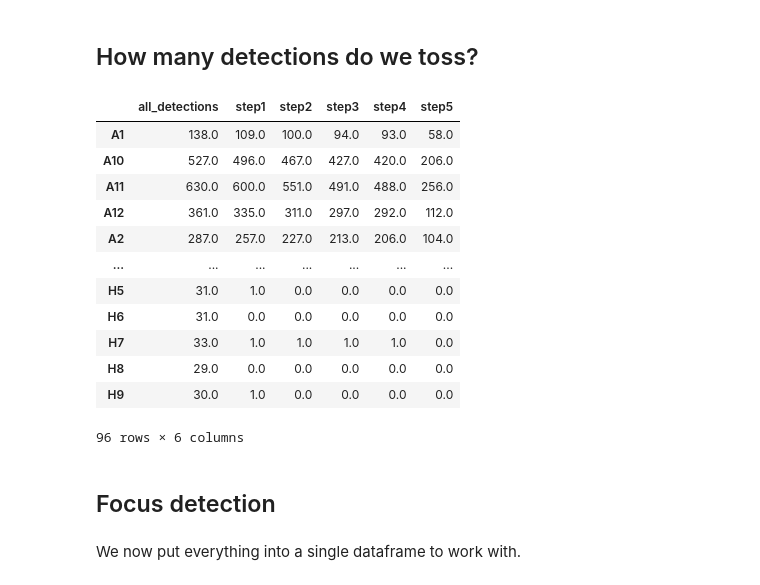
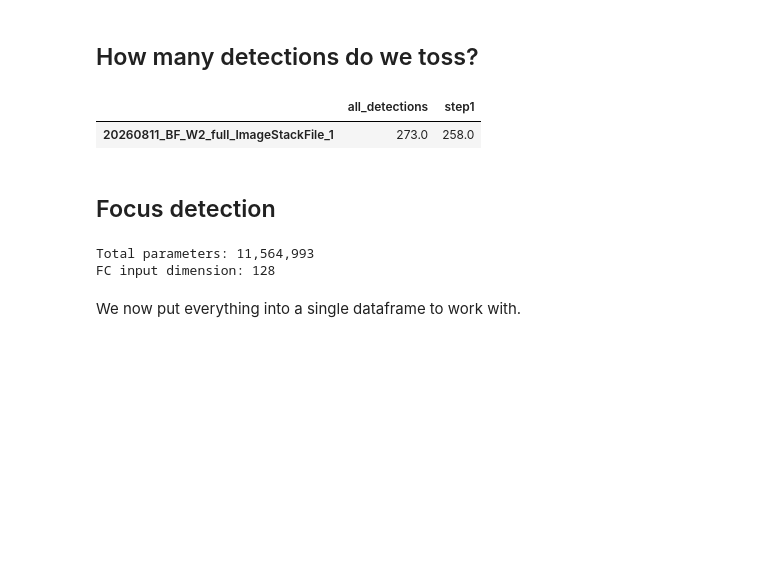
Before and after one commit to BCF-MPI-CBG/autoSCAPE, a Jupyter notebook: docs/notebooks/apply_yolo.ipynb, the cells around one changed output. Drawn from its saved outputs; the diff is of its cells as text; code cells hidden in the pictures; blank space fills up the shorter version.

```diff
--- a/docs/notebooks/apply_yolo.ipynb
+++ b/docs/notebooks/apply_yolo.ipynb
@@ -41,6 +43,6 @@ torch.cuda.is_available()
 # %% [output]
 False
 # %%
-model = YOLO(r"train11\weights\best.pt")
+model = YOLO(r"C:\Users\aifadmin\Documents\Github\autoSCAPE\docs\notebooks\archive\runs\detect\train-6\weights\best.pt")
 # %%
 viewer = napari.Viewer()
@@ -176,28 +55,3 @@ def extract_features(image: np.ndarray, boxes: pd.DataFrame) -> pd.DataFrame:
-# %%
-def remove_duplicate_detections(df, iou_threshold=0.5):
-	"""Remove duplicate detections in overlap regions using IoU."""
-	if len(df) == 0:
-		return df
-
-	# Sort by confidence (highest first)
-	df = df.sort_values('confidence', ascending=False).reset_index(drop=True)
-	keep = []
-
-	boxes_xyxy = df[['x0', 'y0', 'x1', 'y1']].values
-	ious = box_iou(torch.tensor(boxes_xyxy), torch.tensor(boxes_xyxy)).numpy()
-	np.fill_diagonal(ious, 0)  # Ignore self-comparison
-
-	for i, row in df.iterrows():
-		keep_this = True
-		for kept_idx in keep:
-			if ious[i, kept_idx] > iou_threshold:
-				keep_this = False
-				break
-
-		if keep_this:
-			keep.append(i)
-
-	return df.loc[keep].reset_index(drop=True)
 # %%
 viewer.layers.clear()
 
@@ -476,0 +129,10 @@ Speed: 1.3ms preprocess, 15.9ms inference, 0.2ms postprocess per image at shape
+# %%
+viewer.layers.clear()
+viewer.add_shapes(
+	shapes, shape_type="rectangle", edge_color="red",
+	face_color="transparent", features=features, edge_width = 10,
+	name="all_detections"
+)
+
+for f in folders:
+    viewer.open(os.path.join(f, "scene.ome.zarr"), plugin="napari-ome-zarr")
@@ -477,7 +142,7 @@ Speed: 1.3ms preprocess, 15.9ms inference, 0.2ms postprocess per image at shape
 # %% [markdown]
 ### Store detections
 # %%
-store_folder = Path(folders[0]).parent / "_detections"
+store_folder = Path(r"Z:\Collaborations\aif-botton-collaboration\Johannes\20260826") / "_detections"
 os.makedirs(store_folder, exist_ok=True)
 viewer.layers["all_detections"].features.to_csv(os.path.join(store_folder, "all_detections_features.csv"), index=False)
 viewer.layers["all_detections"].save(os.path.join(store_folder, "all_detections_boxes.csv"))
@@ -488,41 +162,29 @@ viewer.layers["all_detections"].save(os.path.join(store_folder, "all_detections_
 # %%
 table_numbers = pd.DataFrame()
 features = viewer.layers["all_detections"].features
 
 for layer in [
     viewer.layers["all_detections"],
-    viewer.layers["step1"],
-    viewer.layers["step2"],
-    viewer.layers["step3"],
-    viewer.layers["step4"],
-    viewer.layers["step5"],]:
+    viewer.layers["step1"],]:
     for well in features["Well"].cat.categories:
         n_detections = layer.features[layer.features["Well"] == well].shape[0]
         table_numbers.at[well, layer.name] = n_detections
 
     layer.features.to_csv(os.path.join(store_folder, f"{layer.name}_features.csv"), index=False)
 
 
 table_numbers.to_csv(os.path.join(store_folder, "detection_numbers_per_well_per_step.csv"))
 table_numbers
 # %% [output]
-|  | all_detections | step1 | step2 | step3 | step4 | step5 |
-| A1 | 138.0 | 109.0 | 100.0 | 94.0 | 93.0 | 58.0 |
-| A10 | 527.0 | 496.0 | 467.0 | 427.0 | 420.0 | 206.0 |
-| A11 | 630.0 | 600.0 | 551.0 | 491.0 | 488.0 | 256.0 |
-| A12 | 361.0 | 335.0 | 311.0 | 297.0 | 292.0 | 112.0 |
-| A2 | 287.0 | 257.0 | 227.0 | 213.0 | 206.0 | 104.0 |
-| ... | ... | ... | ... | ... | ... | ... |
-| H5 | 31.0 | 1.0 | 0.0 | 0.0 | 0.0 | 0.0 |
-| H6 | 31.0 | 0.0 | 0.0 | 0.0 | 0.0 | 0.0 |
-| H7 | 33.0 | 1.0 | 1.0 | 1.0 | 1.0 | 0.0 |
-| H8 | 29.0 | 0.0 | 0.0 | 0.0 | 0.0 | 0.0 |
-| H9 | 30.0 | 1.0 | 0.0 | 0.0 | 0.0 | 0.0 |
+|  | all_detections | step1 |
+| 20260811_BF_W2_full_ImageStackFile_1 | 273.0 | 258.0 |
-96 rows × 6 columns
 # %% [markdown]
 ## Focus detection
 # %%
-best_model = FocusLightningModel.load_from_checkpoint(r"logs_focus_detector/lightning_logs/version_6/checkpoints/best.ckpt").eval()
+best_model = FocusLightningModel.load_from_checkpoint(r"C:\Users\aifadmin\Documents\Github\autoSCAPE\docs\notebooks\archive\logs_focus_detector\lightning_logs\version_0\checkpoints\best.ckpt").eval()
+# %% [output]
+Total parameters: 11,564,993
+FC input dimension: 128
 # %%
 def fit_func(x, a, x0, y0):
     return y0 + a  * (x-x0)**2
```
Also changed, not shown: parts of 13 cells of this notebook, 1 other file.
